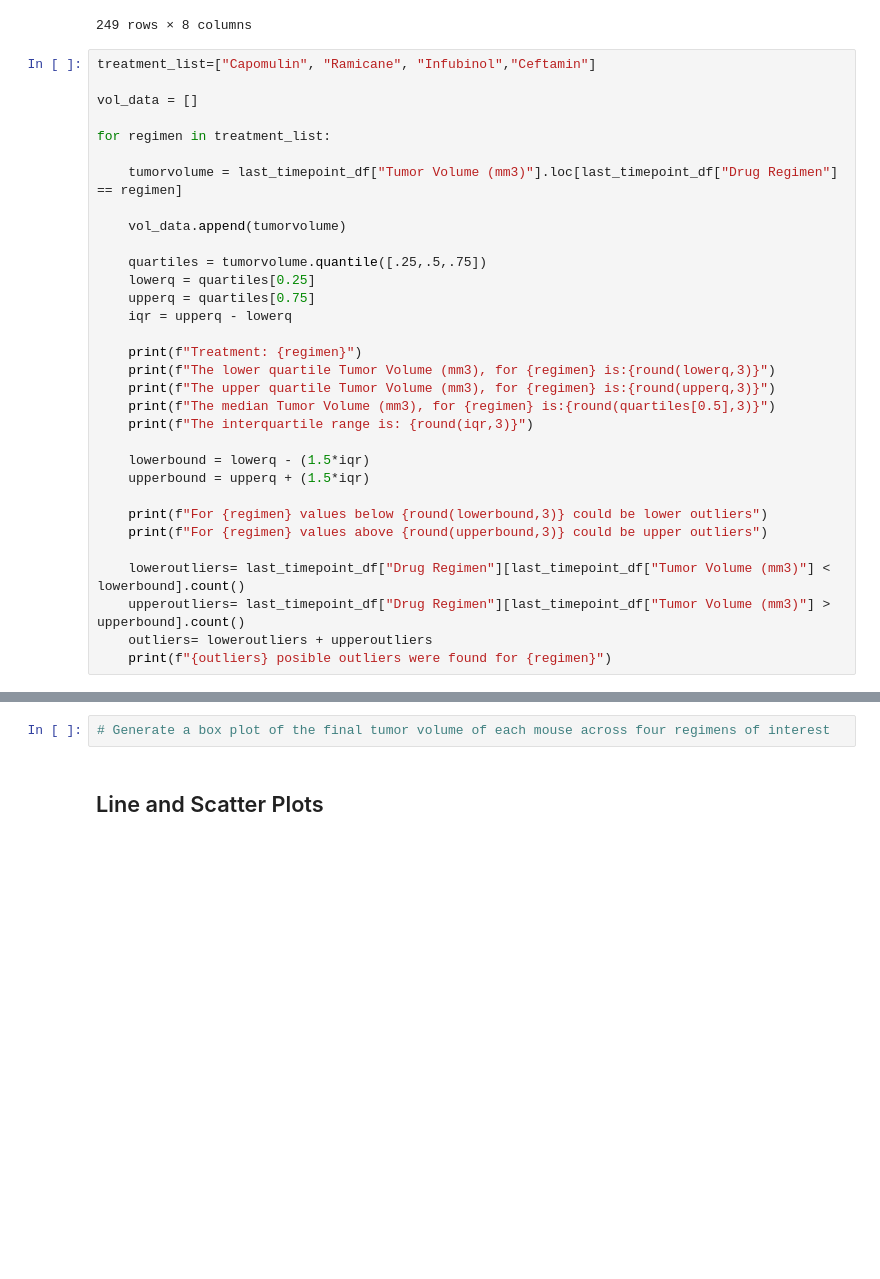
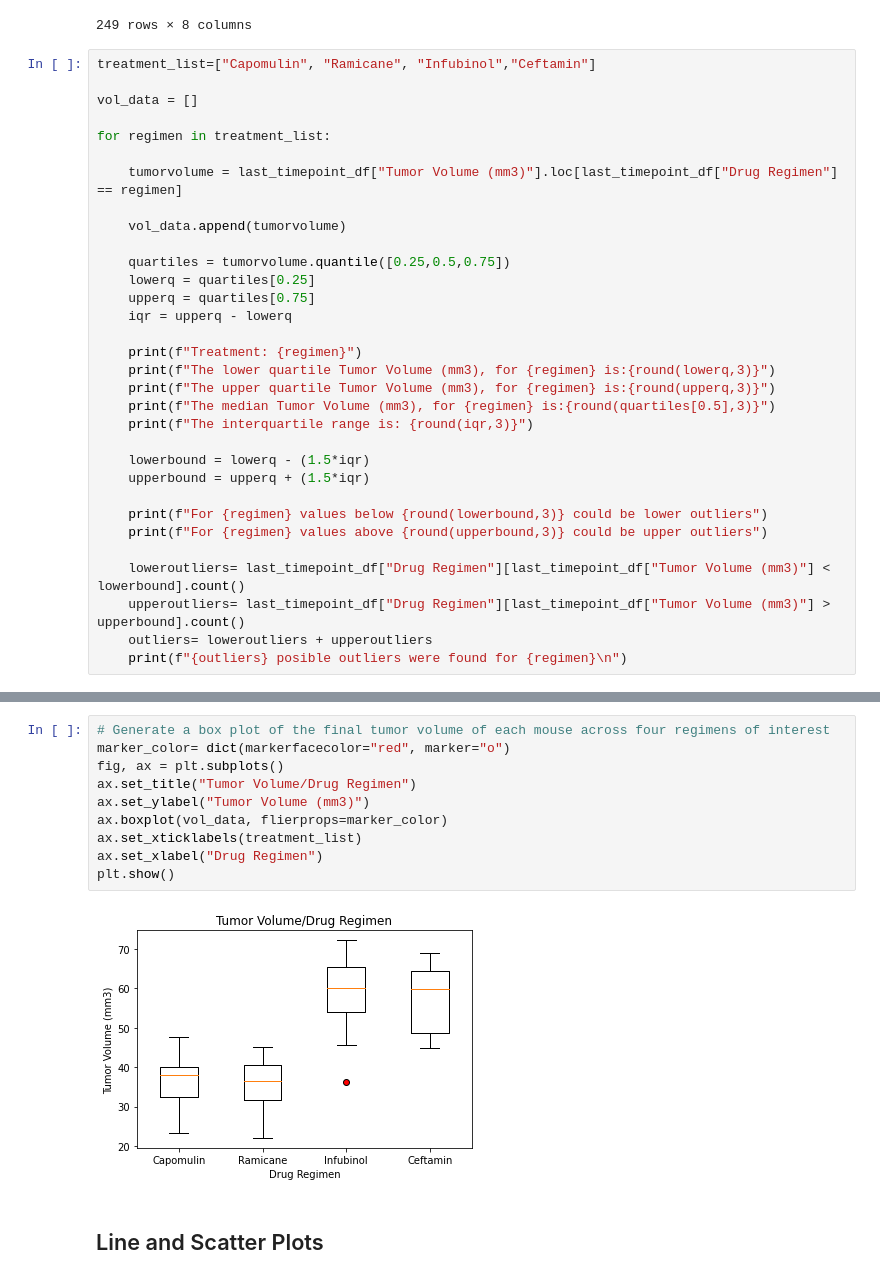
Before and after one commit to ellesledge/matplotlib_pymaceuticals, a Jupyter notebook: Pymaceuticals/pymaceuticals_starter.ipynb, the cells around one changed output, grey strips where cells are left out. Saved outputs shown, nothing was run; the diff lists cells and outputs as text; blank space fills up the shorter version.

```diff
--- a/Pymaceuticals/pymaceuticals_starter.ipynb
+++ b/Pymaceuticals/pymaceuticals_starter.ipynb
@@ -208,7 +208,7 @@ for regimen in treatment_list:
 
     vol_data.append(tumorvolume)
 
-    quartiles = tumorvolume.quantile([.25,.5,.75])
+    quartiles = tumorvolume.quantile([0.25,0.5,0.75])
     lowerq = quartiles[0.25]
     upperq = quartiles[0.75]
     iqr = upperq - lowerq
@@ -228,7 +228,7 @@ for regimen in treatment_list:
     loweroutliers= last_timepoint_df["Drug Regimen"][last_timepoint_df["Tumor Volume (mm3)"] < lowerbound].count()
     upperoutliers= last_timepoint_df["Drug Regimen"][last_timepoint_df["Tumor Volume (mm3)"] > upperbound].count()
     outliers= loweroutliers + upperoutliers
-    print(f"{outliers} posible outliers were found for {regimen}")
+    print(f"{outliers} posible outliers were found for {regimen}\n")
 # %% [output]
 Treatment: Capomulin
 The lower quartile Tumor Volume (mm3), for Capomulin is:32.377
@@ -249,6 +249,16 @@ For Ceftamin values above 87.666 could be upper outliers
 2 posible outliers were found for Ceftamin
 # %%
 # Generate a box plot of the final tumor volume of each mouse across four regimens of interest
+marker_color= dict(markerfacecolor="red", marker="o")
+fig, ax = plt.subplots()
+ax.set_title("Tumor Volume/Drug Regimen")
+ax.set_ylabel("Tumor Volume (mm3)")
+ax.boxplot(vol_data, flierprops=marker_color)
+ax.set_xticklabels(treatment_list)
+ax.set_xlabel("Drug Regimen")
+plt.show()
+# %% [output]
+[figure, added]
 # %% [markdown]
 ## Line and Scatter Plots
 # %%
```
Also changed, not shown: parts of 5 cells of this notebook.
